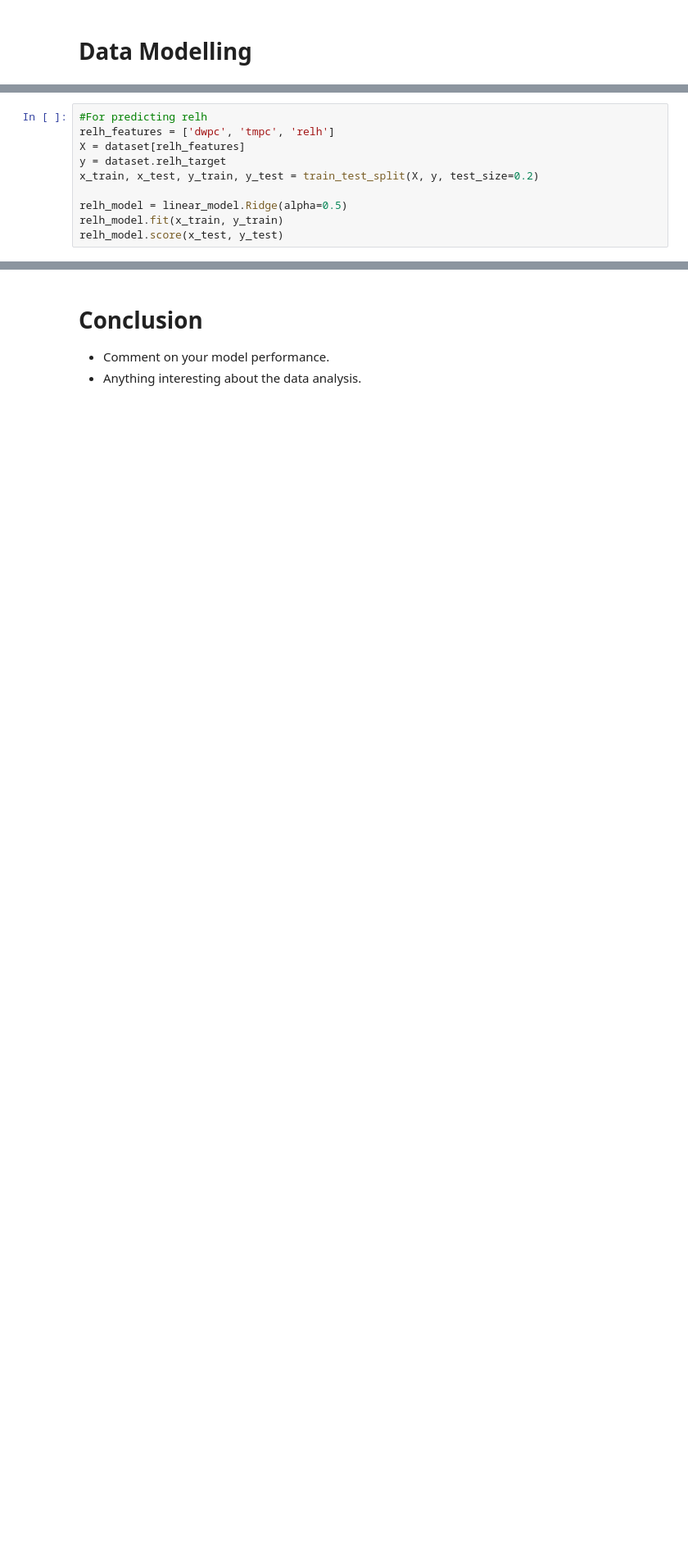
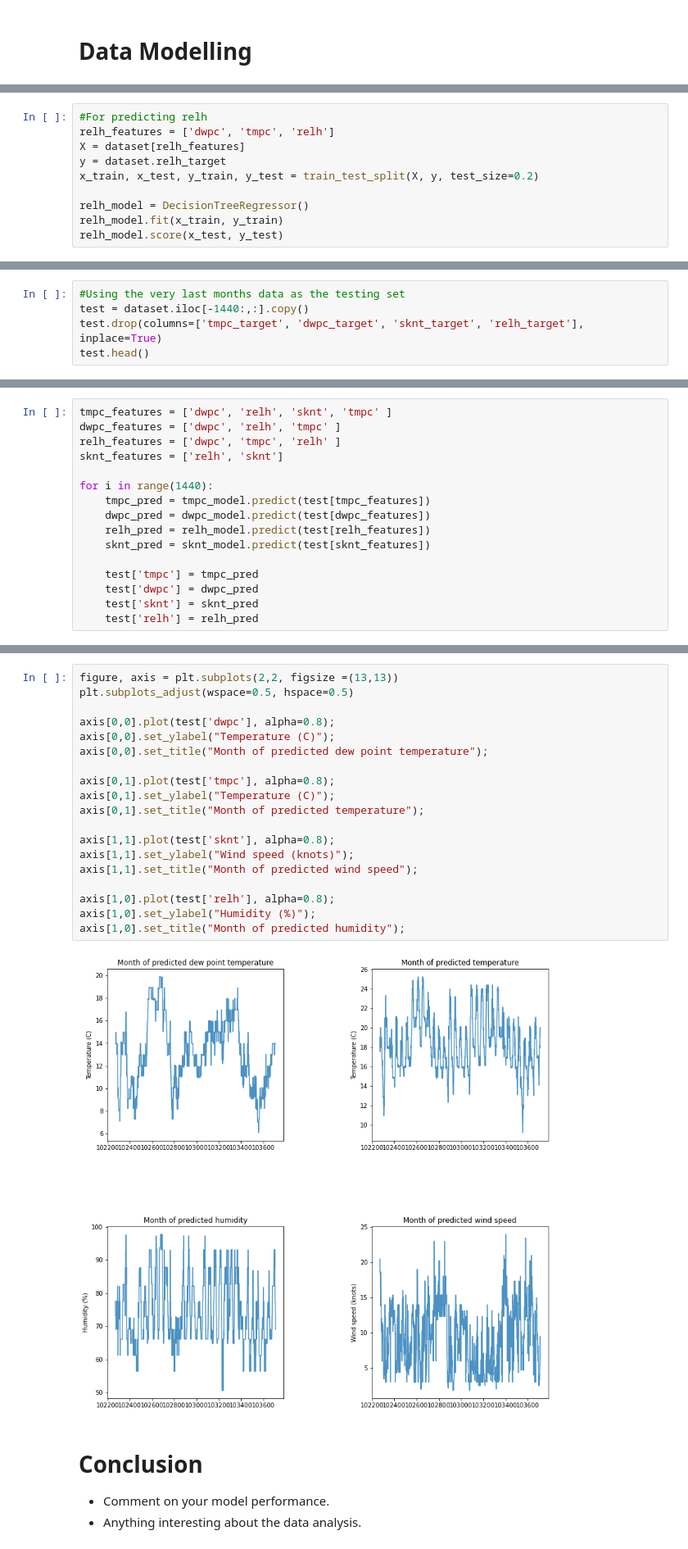
Before and after one commit to RuiGene/2022-Phase-2, a Jupyter notebook: 3. Data Science/submission.ipynb, the cells around one changed output, grey strips where cells are left out. Shown: that part at 82% size. Drawn from its saved outputs; the diff is of its cells as text; blank space fills up the shorter version.

Commit message:
Made model

```diff
--- a/3. Data Science/submission.ipynb
+++ b/3. Data Science/submission.ipynb
@@ -279,7 +293,7 @@ X = dataset[relh_features]
 y = dataset.relh_target
 x_train, x_test, y_train, y_test = train_test_split(X, y, test_size=0.2)
 
-relh_model = linear_model.Ridge(alpha=0.5)
+relh_model = DecisionTreeRegressor()
 relh_model.fit(x_train, y_train)
 relh_model.score(x_test, y_test)
 # %% [output]
@@ -322,0 +313,5 @@ print(dwpc_pred[0], tmpc_pred[0], relh_pred[0], sknt_pred[0])
+# %%
+#Using the very last months data as the testing set
+test = dataset.iloc[-1440:,:].copy()
+test.drop(columns=['tmpc_target', 'dwpc_target', 'sknt_target', 'relh_target'], inplace=True)
+test.head()
@@ -322,0 +325,16 @@ print(dwpc_pred[0], tmpc_pred[0], relh_pred[0], sknt_pred[0])
+# %%
+tmpc_features = ['dwpc', 'relh', 'sknt', 'tmpc' ]
+dwpc_features = ['dwpc', 'relh', 'tmpc' ]
+relh_features = ['dwpc', 'tmpc', 'relh' ]
+sknt_features = ['relh', 'sknt']
+
+for i in range(1440):
+    tmpc_pred = tmpc_model.predict(test[tmpc_features])
+    dwpc_pred = dwpc_model.predict(test[dwpc_features])
+    relh_pred = relh_model.predict(test[relh_features])
+    sknt_pred = sknt_model.predict(test[sknt_features])
+
+    test['tmpc'] = tmpc_pred
+    test['dwpc'] = dwpc_pred
+    test['sknt'] = sknt_pred
+    test['relh'] = relh_pred
@@ -323,3 +357,24 @@ print(dwpc_pred[0], tmpc_pred[0], relh_pred[0], sknt_pred[0])
+# %%
+figure, axis = plt.subplots(2,2, figsize =(13,13))
+plt.subplots_adjust(wspace=0.5, hspace=0.5)
+
+axis[0,0].plot(test['dwpc'], alpha=0.8);
+axis[0,0].set_ylabel("Temperature (C)");
+axis[0,0].set_title("Month of predicted dew point temperature");
+
+axis[0,1].plot(test['tmpc'], alpha=0.8);
+axis[0,1].set_ylabel("Temperature (C)");
+axis[0,1].set_title("Month of predicted temperature");
+
+axis[1,1].plot(test['sknt'], alpha=0.8);
+axis[1,1].set_ylabel("Wind speed (knots)");
+axis[1,1].set_title("Month of predicted wind speed");
+
+axis[1,0].plot(test['relh'], alpha=0.8);
+axis[1,0].set_ylabel("Humidity (%)");
+axis[1,0].set_title("Month of predicted humidity");
+# %% [output]
+[figure, added]
 # %% [markdown]
 # Conclusion
 
```
Also changed, not shown: parts of 15 cells of this notebook.
